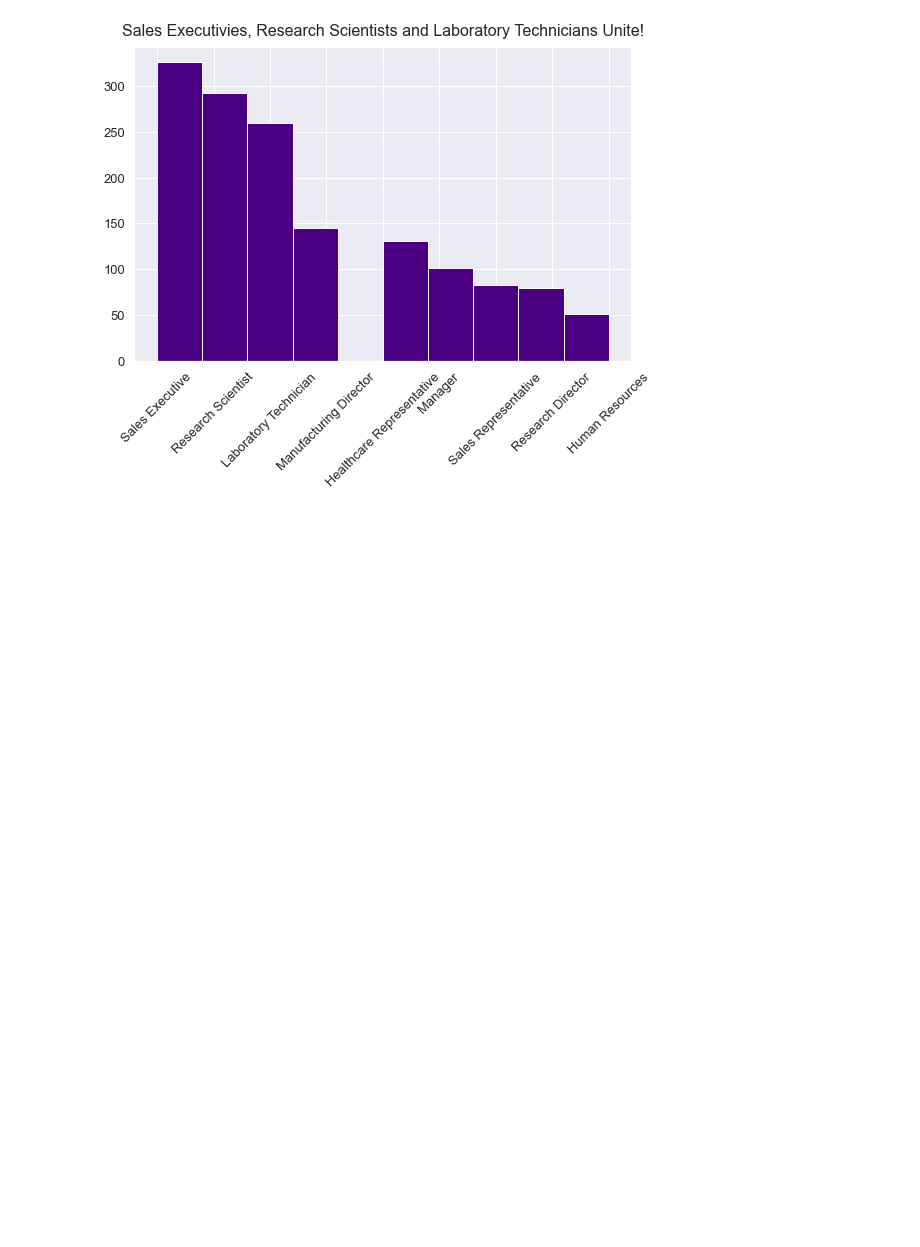
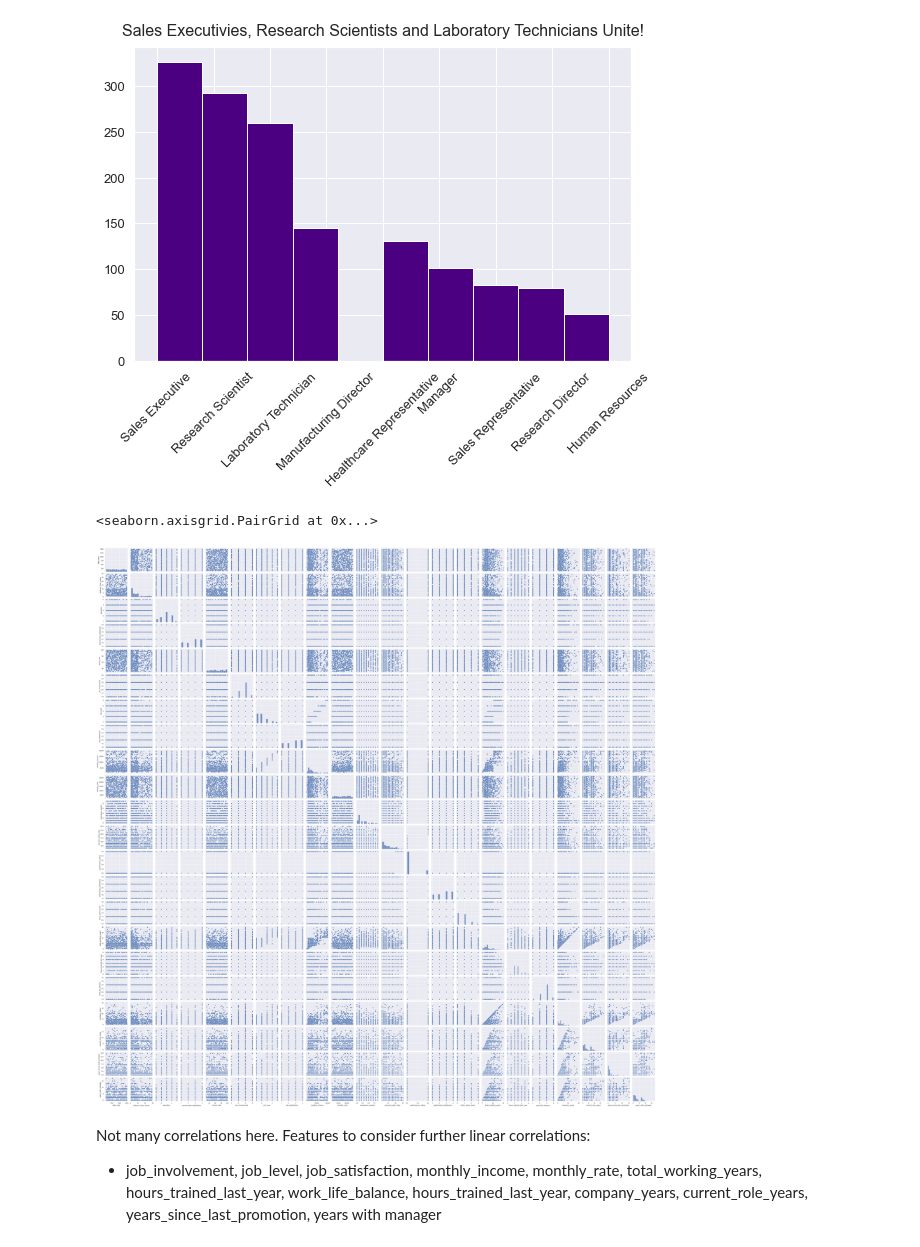
Before and after one commit to masonsherbondy/Individual-Project, a Jupyter notebook: workbook.ipynb, the cells around one changed output. Cells and saved outputs as stored; diff of their text form; code cells hidden in the pictures; blank space fills up the shorter version.

```diff
--- a/workbook.ipynb
+++ b/workbook.ipynb
@@ -613,3 +625,13 @@ plt.yticks(size = 13)
 plt.title('Sales Executivies, Research Scientists and Laboratory Technicians Unite!', size = 16, pad = 11);
 # %% [output]
 [figure]
+# %%
+#run pairplot
+sns.pairplot(train[numeric])
+# %% [output]
+<seaborn.axisgrid.PairGrid at 0x...>
+[figure, added]
+# %% [markdown]
+Not many correlations here.
+Features to consider further linear correlations:
+* job_involvement, job_level, job_satisfaction, monthly_income, monthly_rate, total_working_years, hours_trained_last_year, work_life_balance, hours_trained_last_year, company_years, current_role_years, years_since_last_promotion, years with manager
```
Also changed, not shown: parts of 12 cells of this notebook, 1 other file.
